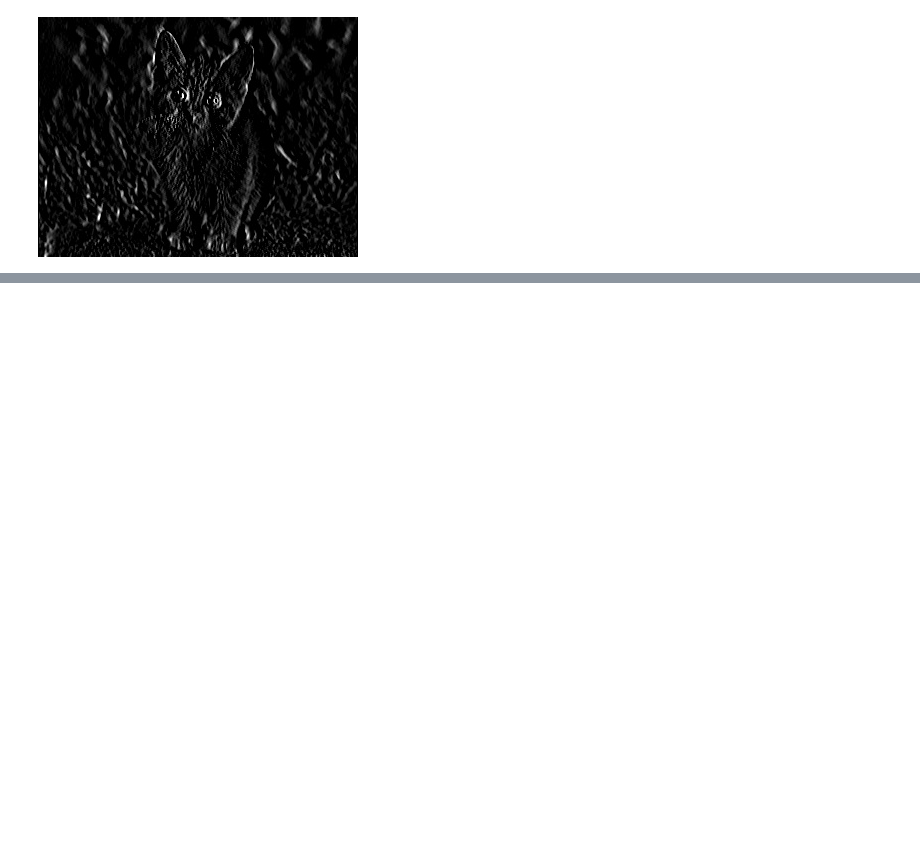
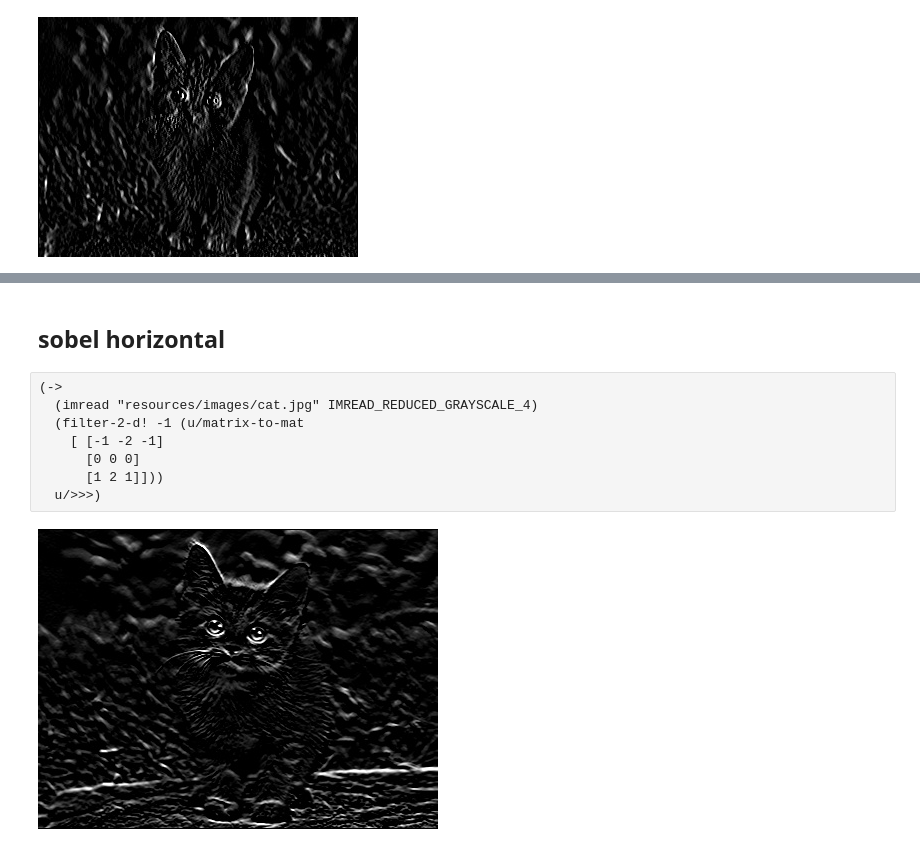
Before and after one commit to hellonico/origami-fun, a Jupyter notebook: jupyter/2dfilters.ipynb, the cells around one changed output, grey strips where cells are left out. Saved outputs shown, nothing was run; the diff lists cells and outputs as text; blank space fills up the shorter version.

```diff
--- a/jupyter/2dfilters.ipynb
+++ b/jupyter/2dfilters.ipynb
@@ -141,0 +71,12 @@ nil
+# %% [markdown]
+## sobel horizontal
+# %%
+(->
+  (imread "resources/images/cat.jpg" IMREAD_REDUCED_GRAYSCALE_4)
+  (filter-2-d! -1 (u/matrix-to-mat
+    [ [-1 -2 -1]
+      [0 0 0]
+      [1 2 1]]))
+  u/>>>)
+# %% [output]
+[figure, added]
```
Also changed, not shown: parts of 11 cells of this notebook, 2 other files.
